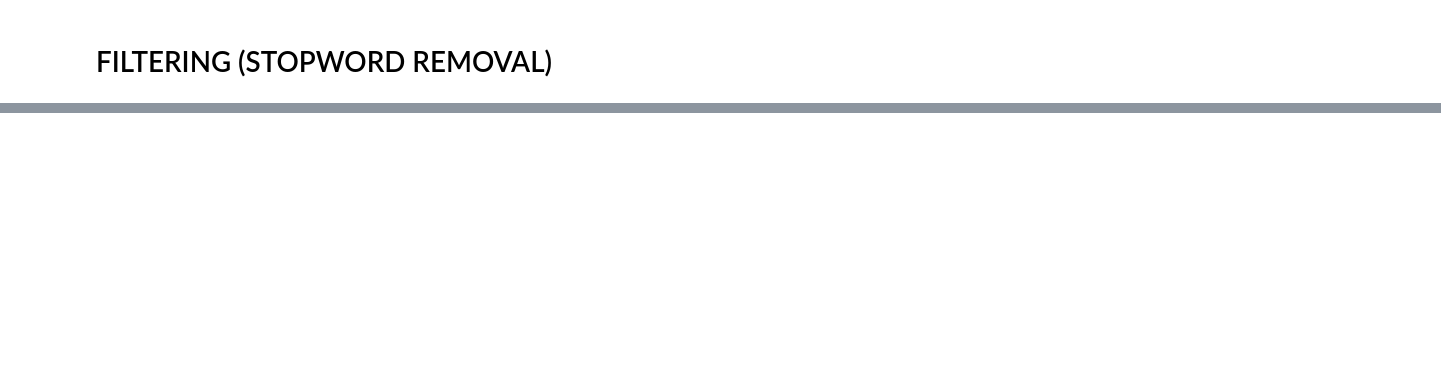
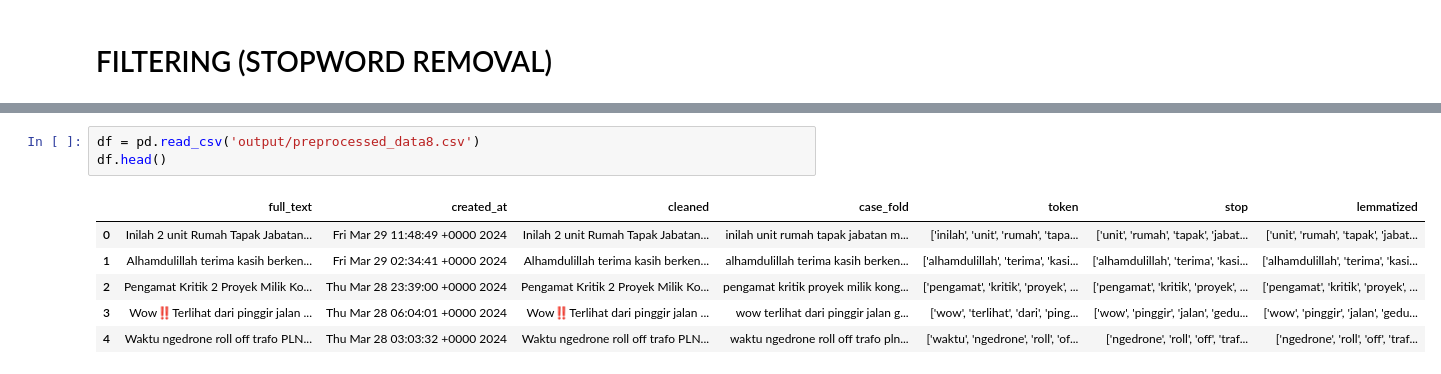
Before and after one commit to Rexyonist/Data-OPS, a Jupyter notebook: text-preprocessing.ipynb, the cells around one changed output, grey strips where cells are left out. Drawn from its saved outputs; the diff is of its cells as text; blank space fills up the shorter version.

```diff
--- a/text-preprocessing.ipynb
+++ b/text-preprocessing.ipynb
@@ -243,0 +196,10 @@ plt.show()
+# %%
+df = pd.read_csv('output/preprocessed_data8.csv')
+df.head()
+# %% [output]
+|  | full_text | created_at | cleaned | case_fold | token | stop | lemmatized |
+| 0 | Inilah 2 unit Rumah Tapak Jabatan... | Fri Mar 29 11:48:49 +0000 2024 | Inilah 2 unit Rumah Tapak Jabatan... | inilah unit rumah tapak jabatan m... | ['inilah', 'unit', 'rumah', 'tapa... | ['unit', 'rumah', 'tapak', 'jabat... | ['unit', 'rumah', 'tapak', 'jabat... |
+| 1 | Alhamdulillah terima kasih berken... | Fri Mar 29 02:34:41 +0000 2024 | Alhamdulillah terima kasih berken... | alhamdulillah terima kasih berken... | ['alhamdulillah', 'terima', 'kasi... | ['alhamdulillah', 'terima', 'kasi... | ['alhamdulillah', 'terima', 'kasi... |
+| 2 | Pengamat Kritik 2 Proyek Milik Ko... | Thu Mar 28 23:39:00 +0000 2024 | Pengamat Kritik 2 Proyek Milik Ko... | pengamat kritik proyek milik kong... | ['pengamat', 'kritik', 'proyek', ... | ['pengamat', 'kritik', 'proyek', ... | ['pengamat', 'kritik', 'proyek', ... |
+| 3 | Wow‼️Terlihat dari pinggir jalan ... | Thu Mar 28 06:04:01 +0000 2024 | Wow‼️Terlihat dari pinggir jalan ... | wow terlihat dari pinggir jalan g... | ['wow', 'terlihat', 'dari', 'ping... | ['wow', 'pinggir', 'jalan', 'gedu... | ['wow', 'pinggir', 'jalan', 'gedu... |
+| 4 | Waktu ngedrone roll off trafo PLN... | Thu Mar 28 03:03:32 +0000 2024 | Waktu ngedrone roll off trafo PLN... | waktu ngedrone roll off trafo pln... | ['waktu', 'ngedrone', 'roll', 'of... | ['ngedrone', 'roll', 'off', 'traf... | ['ngedrone', 'roll', 'off', 'traf... |
```
Also changed, not shown: parts of 30 cells of this notebook, 27 other files.
